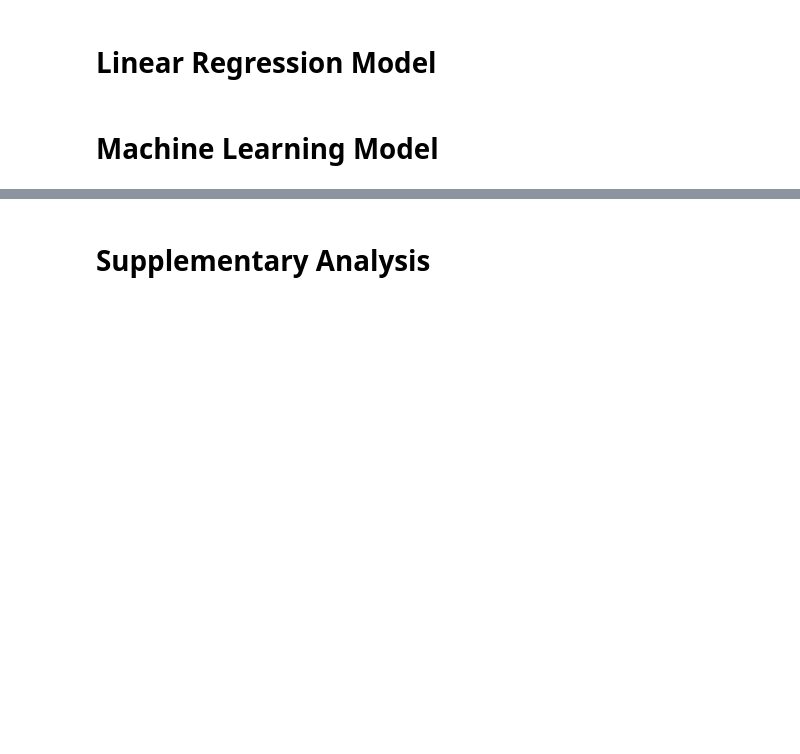
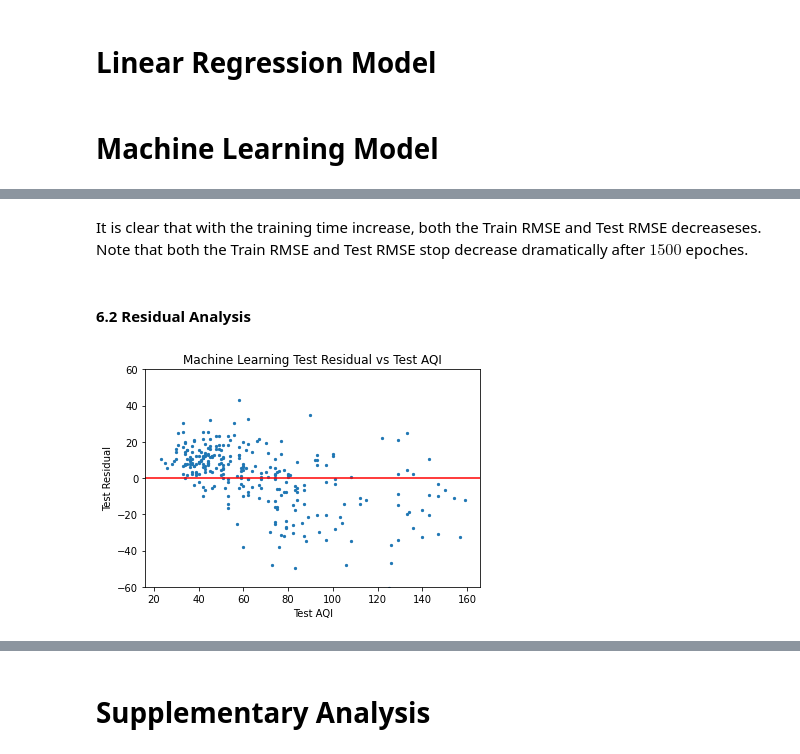
Before and after one commit to zimine/Data200-project, a Jupyter notebook: Final_writeup.ipynb, the cells around one changed output, grey strips where cells are left out. Saved outputs shown, nothing was run; the diff lists cells and outputs as text; code cells hidden in the pictures; blank space fills up the shorter version.

```diff
--- a/Final_writeup.ipynb
+++ b/Final_writeup.ipynb
@@ -402,0 +456,34 @@ NameError: name 'gdf' is not defined
+# %%
+valid_rmse = [None] * 6
+learning_rates = [1, 1e-1, 1e-2, 1e-3, 1e-4, 1e-5]
+
+for i in range(len(learning_rates)):
+    rmse = 0
+    learning_rate = learning_rates[i]
+    for j in range(5):
+        model = mlmodel()
+        # Set up valid train sets
+        X_valid_train, X_valid, y_valid_train, y_valid = train_test_split(X_train_ml, y_train_ml, test_size=0.2)
+        for t in range(4000):
+            # Forward pass
+            model.eval()
+            y_pred = model(X_valid_train)
+
+            # Compute loss.
+            loss = RMSELoss(y_pred, y_valid_train)
+            # Zero gradients
+            model.zero_grad()
+
+            # Backward pass
+            loss.backward()
+
+            # Update weights
+            with torch.no_grad():
+                for param in model.parameters():
+                    param -= learning_rate * param.grad
+        # Calculate validation rmse
+        y_pred = model(X_valid)
+        rmse = (rmse + RMSELoss(y_pred, y_valid).item())/5
+    # Store validation rmse
+    valid_rmse[i] = rmse
+valid_rmse
@@ -402,0 +558,16 @@ NameError: name 'gdf' is not defined
+# %% [markdown]
+It is clear that with the training time increase, both the Train RMSE and Test RMSE decreaseses. Note that both the Train RMSE and Test RMSE stop decrease dramatically after $1500$ epoches.
+# %% [markdown]
+#### 6.2 Residual Analysis
+# %%
+y_pred_ml = model(X_test_ml)
+residual_train_ml = y_pred_ml - y_test_ml
+plt.scatter(y_test_ml.detach().numpy(), residual_train_ml.detach().numpy(), s=5)
+plt.axhline(0, color ='Red')
+plt.title("Machine Learning Test Residual vs Test AQI")
+plt.xlabel("Test AQI")
+plt.ylabel("Test Residual")
+plt.ylim([-60,60])
+plt.show()
+# %% [output]
+[figure, added]
```
Also changed, not shown: parts of 31 cells of this notebook.
